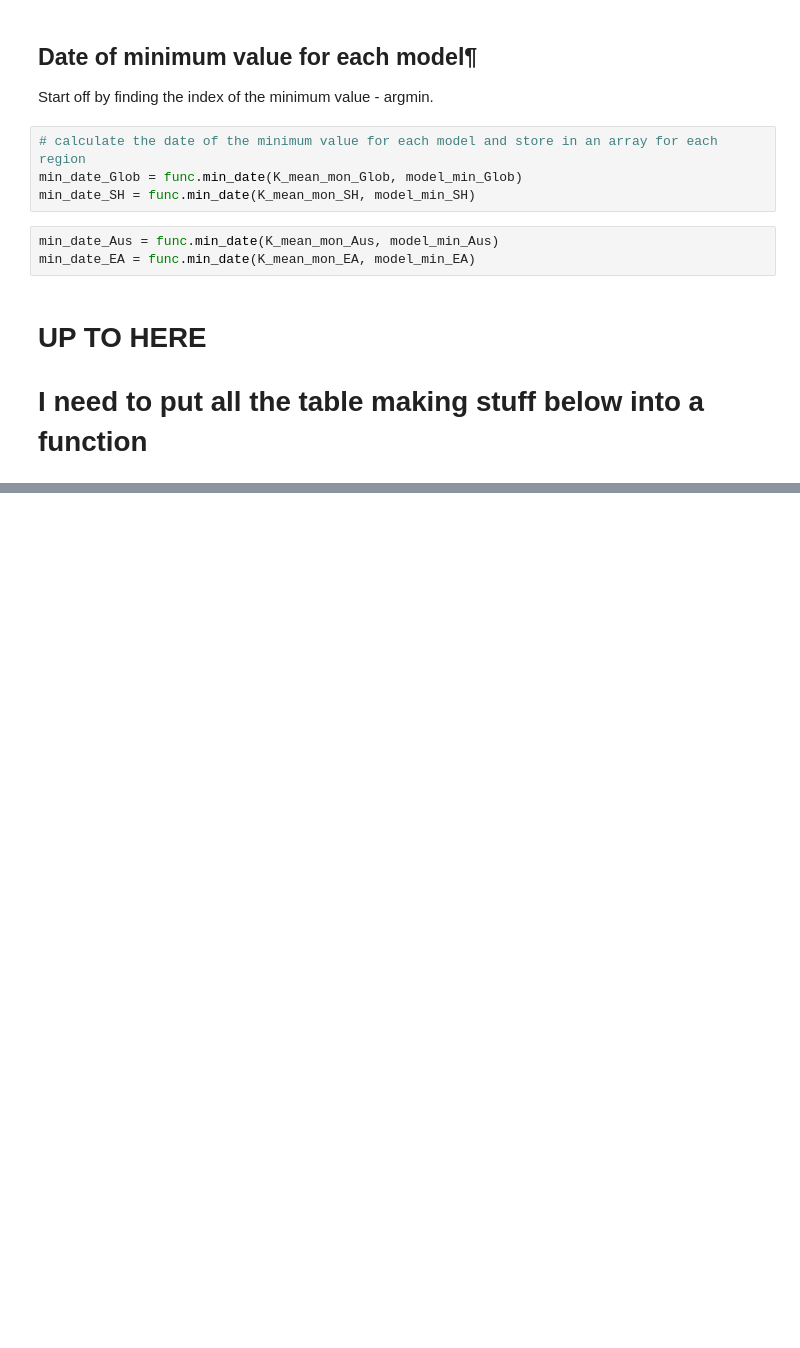
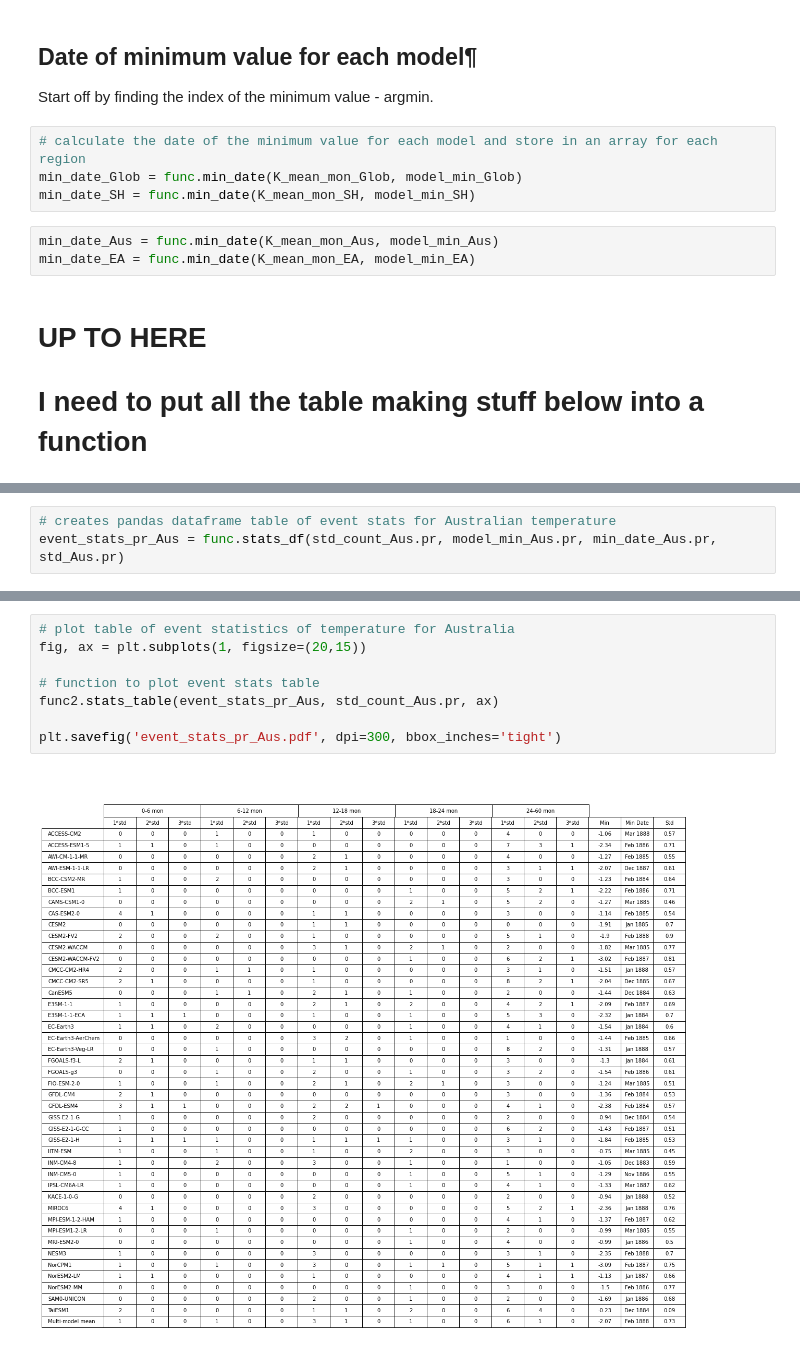
Before and after one commit to kbongi/masters_research, a Jupyter notebook: Statistical_significance_2020.12.22.ipynb, the cells around one changed output, grey strips where cells are left out. Saved outputs shown, nothing was run; the diff lists cells and outputs as text; blank space fills up the shorter version.

```diff
--- a/Statistical_significance_2020.12.22.ipynb
+++ b/Statistical_significance_2020.12.22.ipynb
@@ -302,0 +257,3 @@ stats_pr_EA = func.combine_stats(model_2std_count_EA.pr, model_3std_count_EA.pr,
+# %%
+# creates pandas dataframe table of event stats for Australian temperature
+event_stats_pr_Aus = func.stats_df(std_count_Aus.pr, model_min_Aus.pr, min_date_Aus.pr, std_Aus.pr)
@@ -302,0 +296,10 @@ stats_pr_EA = func.combine_stats(model_2std_count_EA.pr, model_3std_count_EA.pr,
+# %%
+# plot table of event statistics of temperature for Australia
+fig, ax = plt.subplots(1, figsize=(20,15))
+
+# function to plot event stats table
+func2.stats_table(event_stats_pr_Aus, std_count_Aus.pr, ax)
+
+plt.savefig('event_stats_pr_Aus.pdf', dpi=300, bbox_inches='tight')
+# %% [output]
+[figure, added]
```
Also changed, not shown: parts of 19 cells of this notebook.
